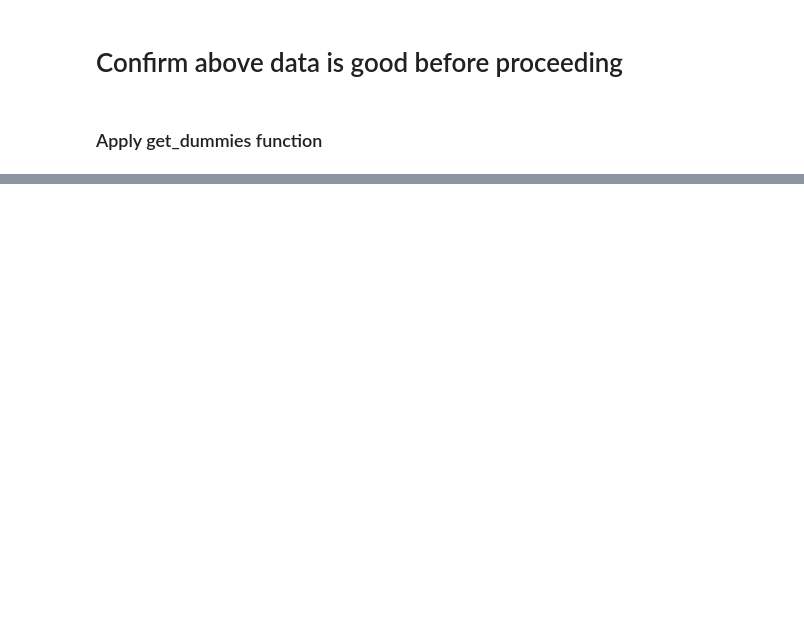
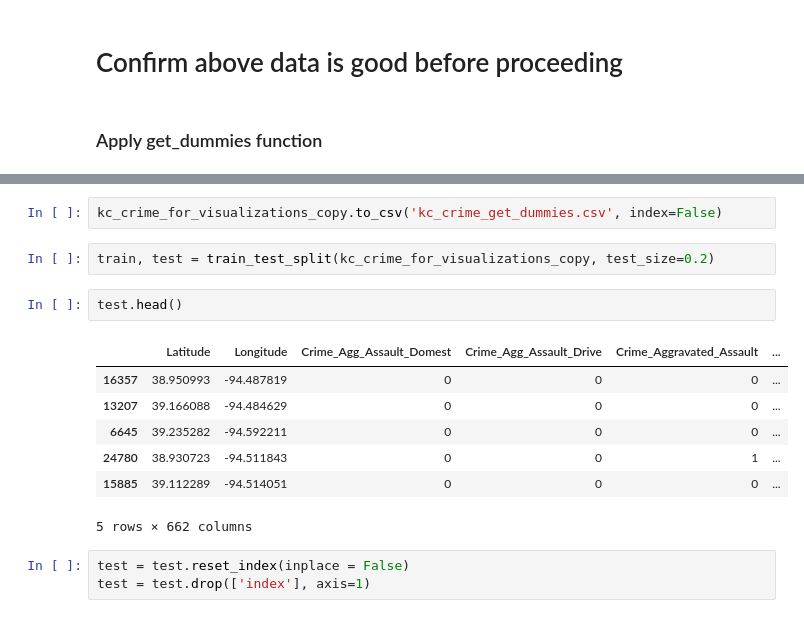
Before and after one commit to MarkLikesData/Predicting_Kansas_City_Crime, a Jupyter notebook: KCMO_Crime_get_dummies_current.ipynb, the cells around one changed output, grey strips where cells are left out. Saved outputs shown, nothing was run; the diff lists cells and outputs as text; blank space fills up the shorter version.

```diff
--- a/KCMO_Crime_get_dummies_current.ipynb
+++ b/KCMO_Crime_get_dummies_current.ipynb
@@ -242,0 +263,17 @@ kc_crime_close.head()
+# %%
+kc_crime_for_visualizations_copy.to_csv('kc_crime_get_dummies.csv', index=False)
+# %%
+train, test = train_test_split(kc_crime_for_visualizations_copy, test_size=0.2)
+# %%
+test.head()
+# %% [output]
+|  | Latitude | Longitude | Crime_Agg_Assault_Domest | Crime_Agg_Assault_Drive | Crime_Aggravated_Assault | ... |
+| 16357 | 38.950993 | -94.487819 | 0 | 0 | 0 | ... |
+| 13207 | 39.166088 | -94.484629 | 0 | 0 | 0 | ... |
+| 6645 | 39.235282 | -94.592211 | 0 | 0 | 0 | ... |
+| 24780 | 38.930723 | -94.511843 | 0 | 0 | 1 | ... |
+| 15885 | 39.112289 | -94.514051 | 0 | 0 | 0 | ... |
+5 rows × 662 columns
+# %%
+test = test.reset_index(inplace = False)
+test = test.drop(['index'], axis=1)
```
Also changed, not shown: parts of 18 cells of this notebook, 6 other files.
